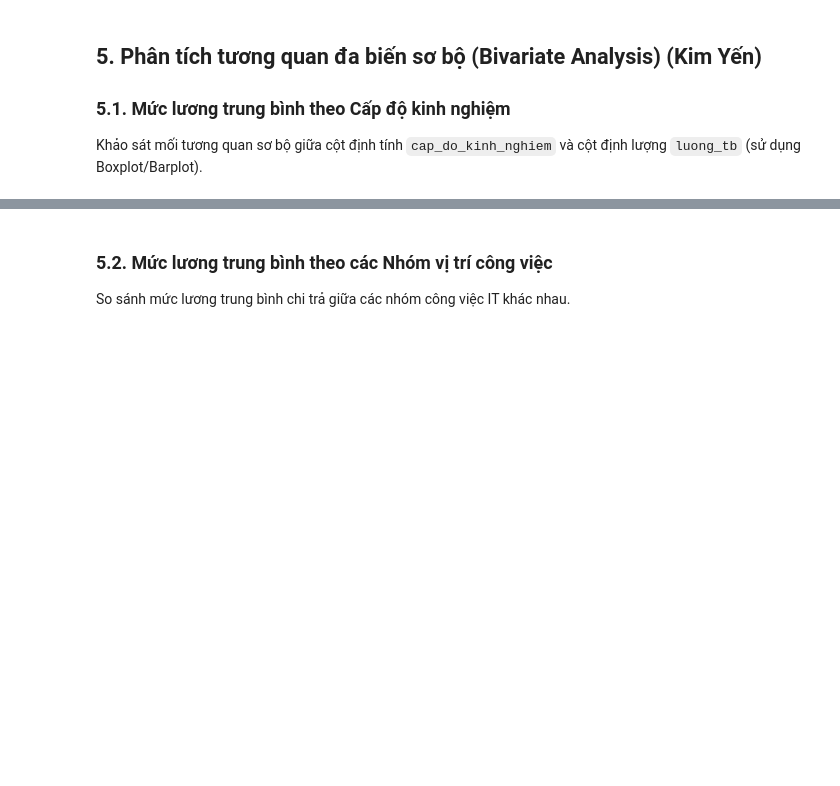
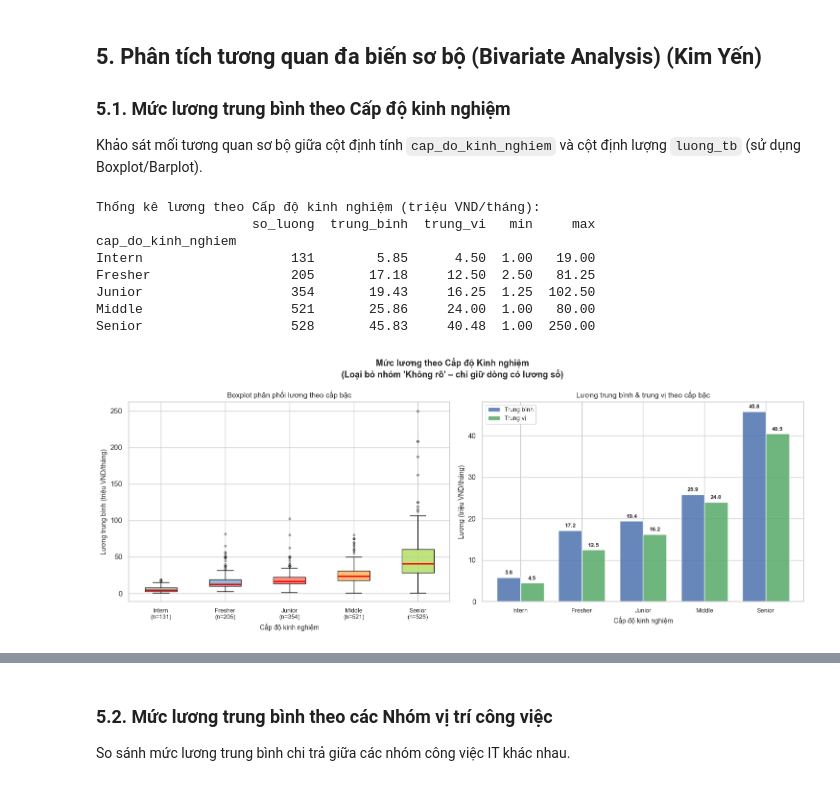
Before and after one commit to TrucHang676/TQH-FINAL-PROJECT-N5, a Jupyter notebook: notebooks/eda.ipynb, the cells around one changed output, grey strips where cells are left out. Saved outputs shown, nothing was run; the diff lists cells and outputs as text; code cells hidden in the pictures; blank space fills up the shorter version.

```diff
--- a/notebooks/eda.ipynb
+++ b/notebooks/eda.ipynb
@@ -311,7 +391,7 @@ data_by_exp = [df_exp[df_exp['cap_do_kinh_nghiem'] == lvl]['luong_tb'].dropna()
 labels_exp  = [f"{lvl}\n(n={len(d):,})" for lvl, d in zip(exp_order, data_by_exp)]
 
 bp = ax1.boxplot(
-    data_by_exp, labels=labels_exp, patch_artist=True,
+    data_by_exp, tick_labels=labels_exp, patch_artist=True,
     medianprops=dict(color='red', linewidth=2.2),
     flierprops=dict(marker='o', markerfacecolor='grey', markersize=3, alpha=0.4),
 )
@@ -323,37 +403,40 @@ ax1.set_xlabel("Cấp độ kinh nghiệm", fontsize=10)
 ax1.set_ylabel("Lương trung bình (triệu VND/tháng)", fontsize=10)
 ax1.set_title("Boxplot phân phối lương theo cấp bậc", fontsize=11)
 ax1.tick_params(axis='x', labelsize=9)
 
 # --- Bar chart: trung bình & trung vị ---
 ax2 = axes[1]
 x  = range(len(exp_order))
 w  = 0.38
 tb_vals = salary_exp['trung_binh'].values
 tv_vals = salary_exp['trung_vi'].values
 
 bars1 = ax2.bar([i - w/2 for i in x], tb_vals, width=w, label='Trung bình', color='#4C72B0', alpha=0.85)
 bars2 = ax2.bar([i + w/2 for i in x], tv_vals, width=w, label='Trung vị',   color='#55A868', alpha=0.85)
 
 for bar in bars1:
     ax2.text(bar.get_x() + bar.get_width()/2, bar.get_height() + 0.5,
              f"{bar.get_height():.1f}", ha='center', va='bottom', fontsize=8.5, fontweight='bold')
 for bar in bars2:
     ax2.text(bar.get_x() + bar.get_width()/2, bar.get_height() + 0.5,
              f"{bar.get_height():.1f}", ha='center', va='bottom', fontsize=8.5, fontweight='bold')
 
 ax2.set_xticks(list(x))
 ax2.set_xticklabels(exp_order, fontsize=9)
 ax2.set_xlabel("Cấp độ kinh nghiệm", fontsize=10)
 ax2.set_ylabel("Lương (triệu VND/tháng)", fontsize=10)
 ax2.set_title("Lương trung bình & trung vị theo cấp bậc", fontsize=11)
 ax2.legend(fontsize=9)
 
 plt.tight_layout()
-plt.savefig("../figures/5_1_luong_theo_kinh_nghiem.png", dpi=150, bbox_inches='tight')
 plt.show()
-
-intern_tb = salary_exp.loc['Intern', 'trung_binh']
-senior_tb = salary_exp.loc['Senior', 'trung_binh']
-print(f"\nNhận xét: Mức lương tăng rõ ràng theo cấp bậc kinh nghiệm.")
-print(f"  Intern trung bình: {intern_tb:.1f} triệu  →  Senior trung bình: {senior_tb:.1f} triệu")
-print(f"  Senior được trả gấp ~{senior_tb/intern_tb:.1f}× so với Intern.")
+# %% [output]
+Thống kê lương theo Cấp độ kinh nghiệm (triệu VND/tháng):
+                    so_luong  trung_binh  trung_vi   min     max
+cap_do_kinh_nghiem
+Intern                   131        5.85      4.50  1.00   19.00
+Fresher                  205       17.18     12.50  2.50   81.25
+Junior                   354       19.43     16.25  1.25  102.50
+Middle                   521       25.86     24.00  1.00   80.00
+Senior                   528       45.83     40.48  1.00  250.00
+[figure, added]
```
Also changed, not shown: parts of 13 cells of this notebook.
